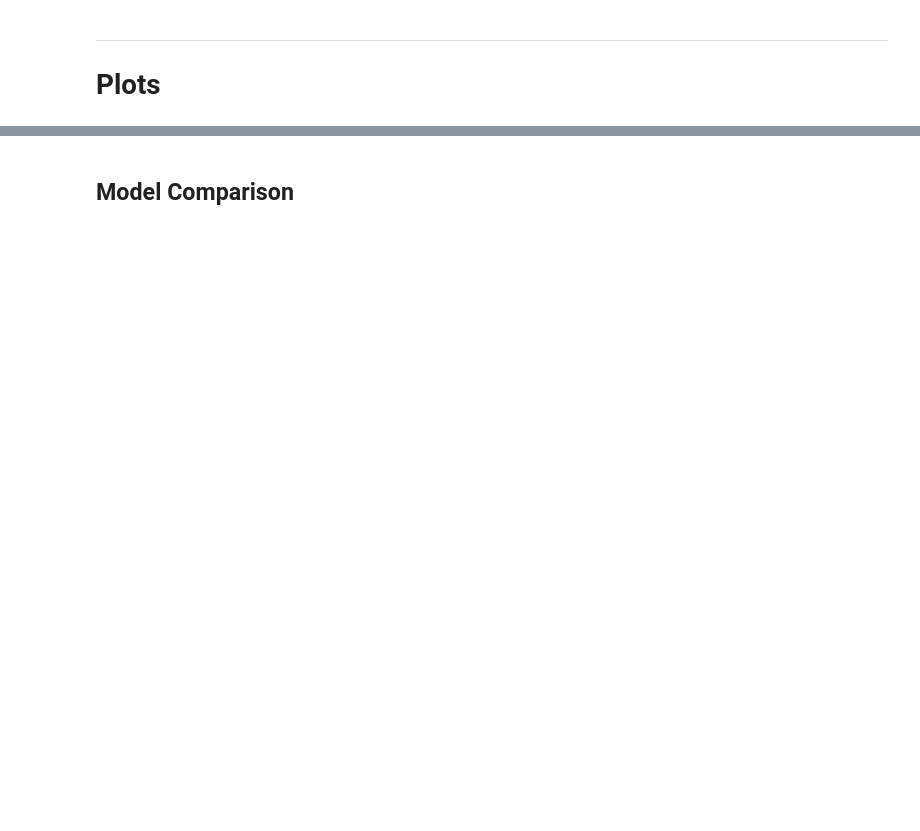
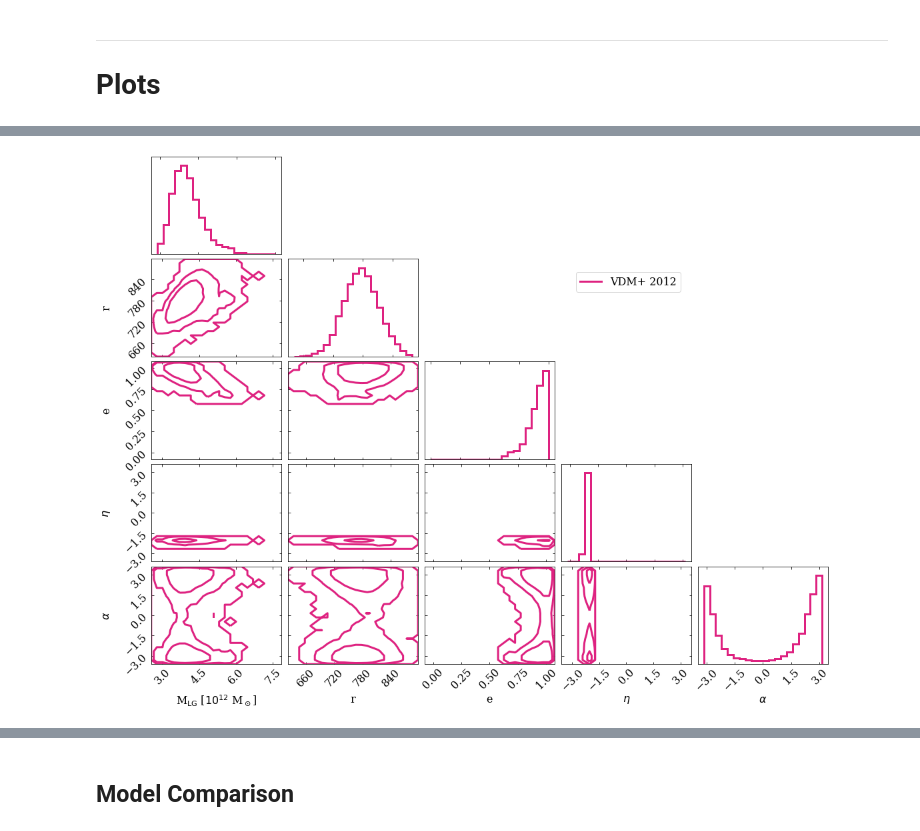
Before and after one commit to katiechambe/yellowCard, a Jupyter notebook: notebooks/pymc3-analyze-runs.ipynb, the cells around one changed output, grey strips where cells are left out. Drawn from its saved outputs; the diff is of its cells as text; code cells hidden in the pictures; blank space fills up the shorter version.

```diff
--- a/notebooks/pymc3-analyze-runs.ipynb
+++ b/notebooks/pymc3-analyze-runs.ipynb
@@ -181,0 +103,5 @@ ___
+# %%
+# universal color and style choices
+colors = {"vdm2012":"#DE2280",
+          "fiducial2021":'#FFB201',
+          "Dataset3": "#7B55F3"}
@@ -181,0 +132,27 @@ ___
+# %%
+dataset = "vdm2012"
+label = "VDM+ 2012"
+vt = 32
+fig = plt.figure(figsize=(16,12))
+
+data = az.from_json(f"../pymc3-data/{dataset}_vtravel_{incl}.json")
+howdy = np.vstack([np.asarray(data.posterior[i]).ravel() for i in ["M","r","e","eta","alpha"]])
+corner.corner(howdy.T,
+                labels=[r"M$_{\rm LG}$ [$10^{12}$ M$_\odot$]","r","e",r"$\eta$",r"$\alpha$"],
+                plot_datapoints=False,
+                plot_density=False,
+                color=colors[dataset],
+#                 linestyles=style[i],
+                fig=fig,
+                levels=[0.68, 0.95, 99.7],
+                contour_kwargs={"linewidths":3},
+                hist_kwargs={"linewidth":3},
+                contourf_kwargs={"linestyles":3},
+                range=[(2.9,7.5), (640,880), (0,1),(-np.pi,np.pi),(-np.pi,np.pi)]
+             );
+plt.plot(0,0,lw=3,color=colors[dataset],label=label)
+fig.legend(loc=(0.65,0.75))
+plt.savefig(f"../plots/analyze-runs-all-{dataset}.png",dpi=300)
+plt.show()
+# %% [output]
+[figure, added]
```
Also changed, not shown: parts of 33 cells of this notebook, 1 other file.
